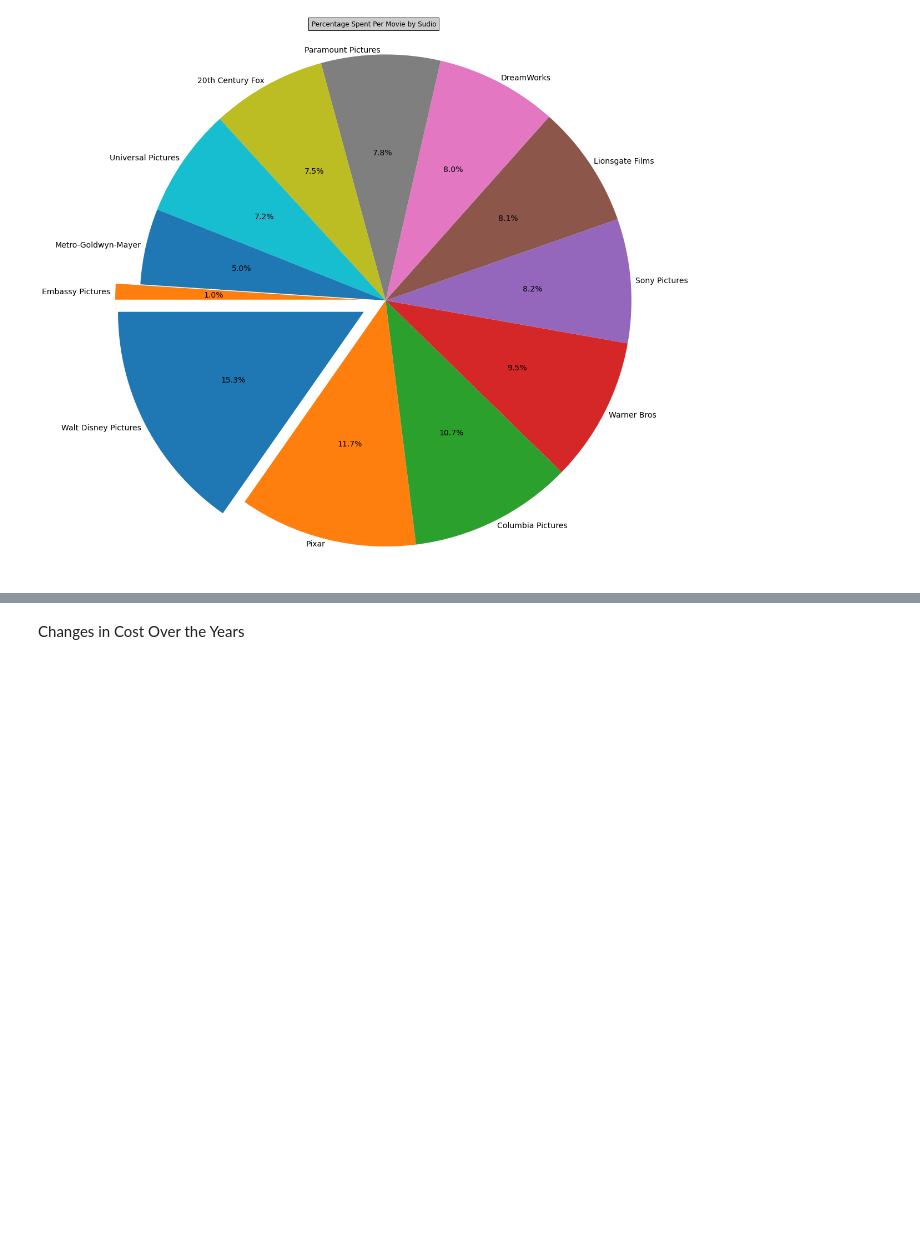
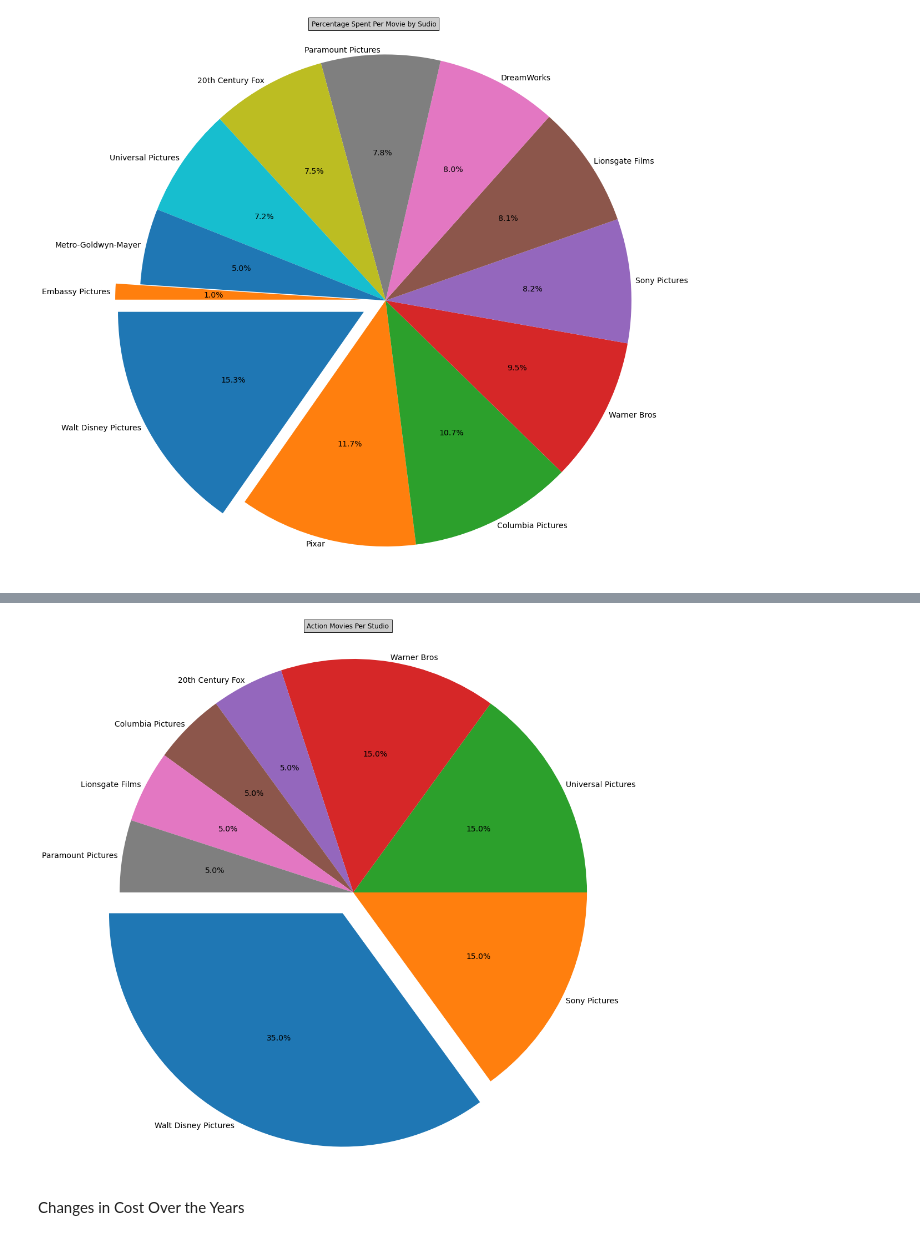
Before and after one commit to annied222/Project_1, a Jupyter notebook: pie_charts.ipynb, the cells around one changed output, grey strips where cells are left out. Cells and saved outputs as stored; diff of their text form; code cells hidden in the pictures; blank space fills up the shorter version.

Commit message:
Adding 4th pie for breakdown of Action per studio

```diff
--- a/pie_charts.ipynb
+++ b/pie_charts.ipynb
@@ -346,3 +364,25 @@ plt.show()
+# %%
+number_of_colors = 8
+
+# Labels for the sections of our pie chart
+labels = ["Walt Disney Pictures", "Sony Pictures", "Universal Pictures", "Warner Bros ", "20th Century Fox", "Columbia Pictures", "Lionsgate Films", "Paramount Pictures"]
+
+# The values of each section of the pie chart
+sizes = [7, 3, 3, 3, 1, 1, 1, 1]
+
+# The colors of each section of the pie chart
+colors = random.choices(list(mcolors.CSS4_COLORS.values()),k = number_of_colors)
+
+# Tells matplotlib to separate the "Humans" section from the others
+explode = (0.1,0,0,0,0,0,0,0,)
+
+fig1, ax1 = plt.subplots(figsize=(18,18))
+ax1.pie(sizes, labels=labels,labeldistance=1.02, autopct="%0.1f%%", startangle=180, textprops={'fontsize': 14}, explode=explode, rotatelabels = False, shadow=False)
+ax1.axis('equal')
+plt.title("Action Movies Per Studio",bbox={'facecolor':'0.8', 'pad':5})
+plt.show()
+# %% [output]
+[figure, added]
 # %% [markdown]
 Changes in Cost Over the Years
 # %% [markdown]
```
Also changed, not shown: parts of 3 cells of this notebook.
